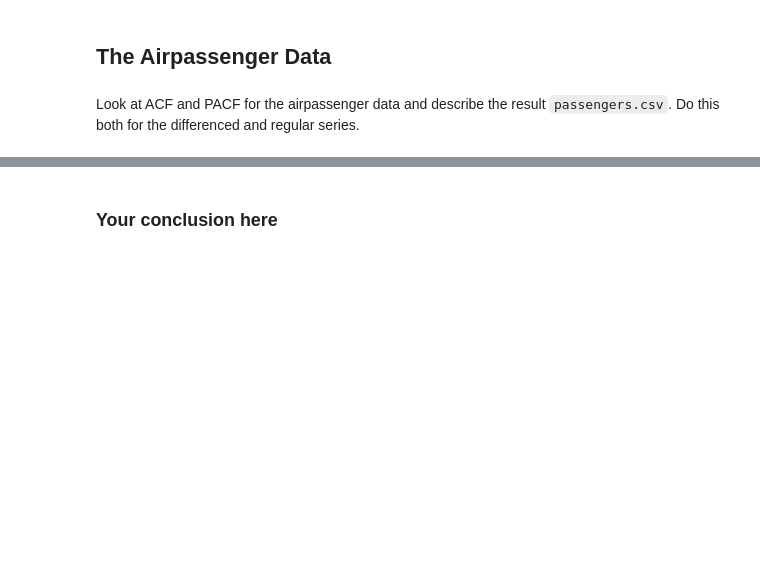
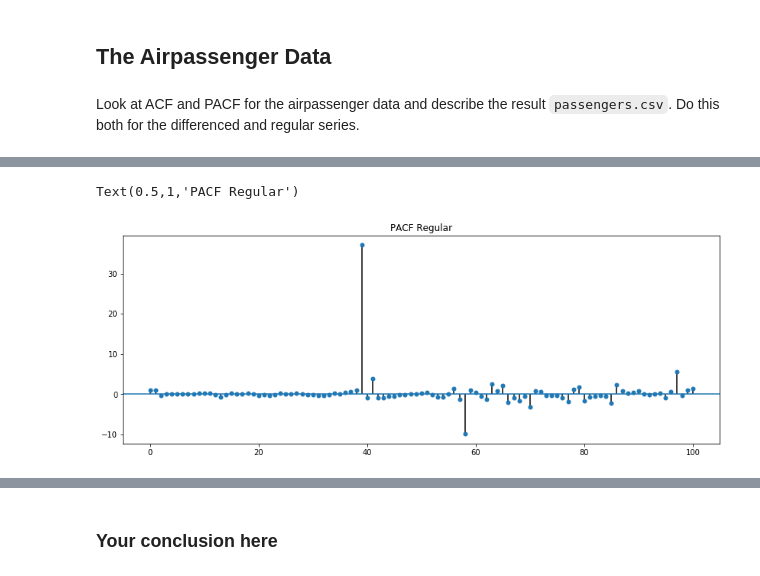
Before and after one commit to MissAle17/dsc-3-26-05-correlation-and-autocorrelation-in-time-series-lab-online-ds-sp-000, a Jupyter notebook: index.ipynb, the cells around one changed output, grey strips where cells are left out. Drawn from its saved outputs; the diff is of its cells as text; code cells hidden in the pictures; blank space fills up the shorter version.

```diff
--- a/index.ipynb
+++ b/index.ipynb
@@ -185,2 +226,10 @@ Look at ACF and PACF for the airpassenger data and describe the result `passenge
+# %%
+# your code here
+# your code here
+plot_pacf(air, lags = 100);
+plt.title("PACF Regular")
+# %% [output]
+Text(0.5,1,'PACF Regular')
+[figure, added]
 # %%
 # your code here
```
Also changed, not shown: parts of 17 cells of this notebook.
